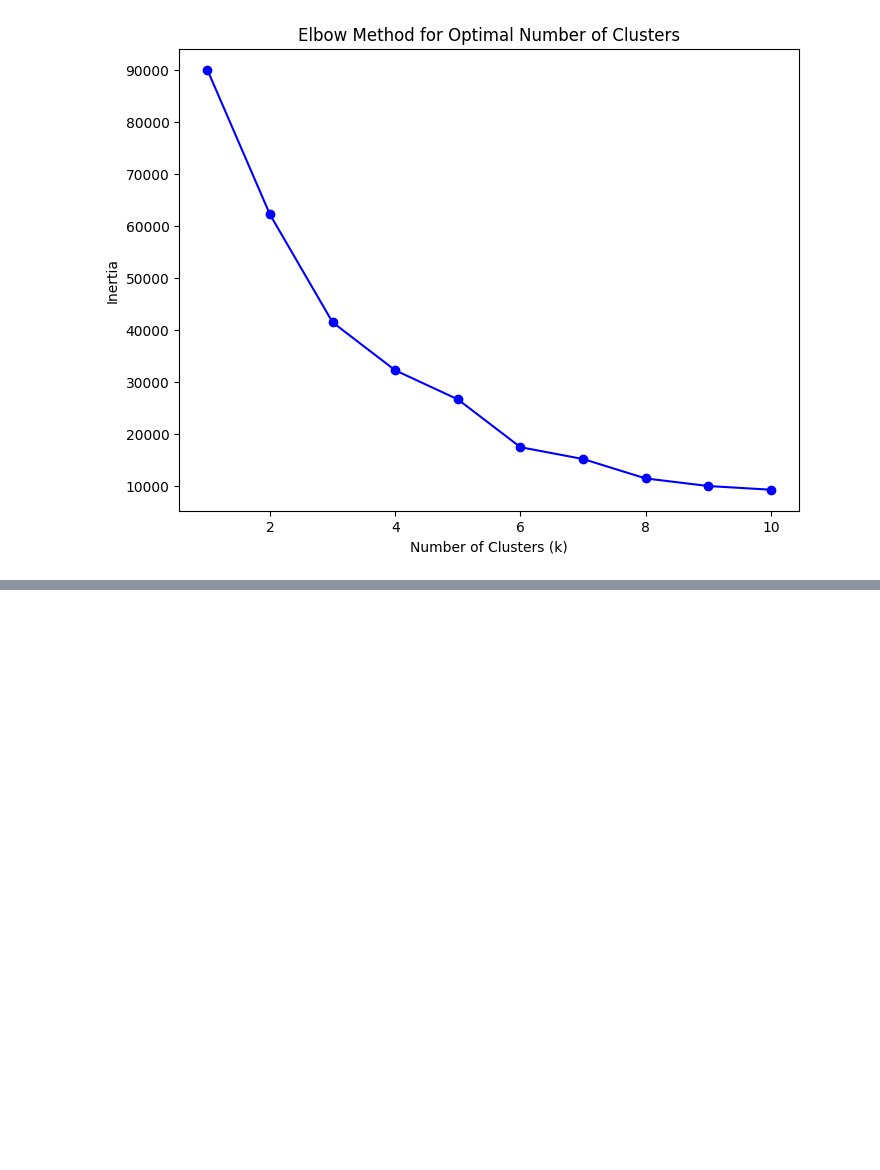
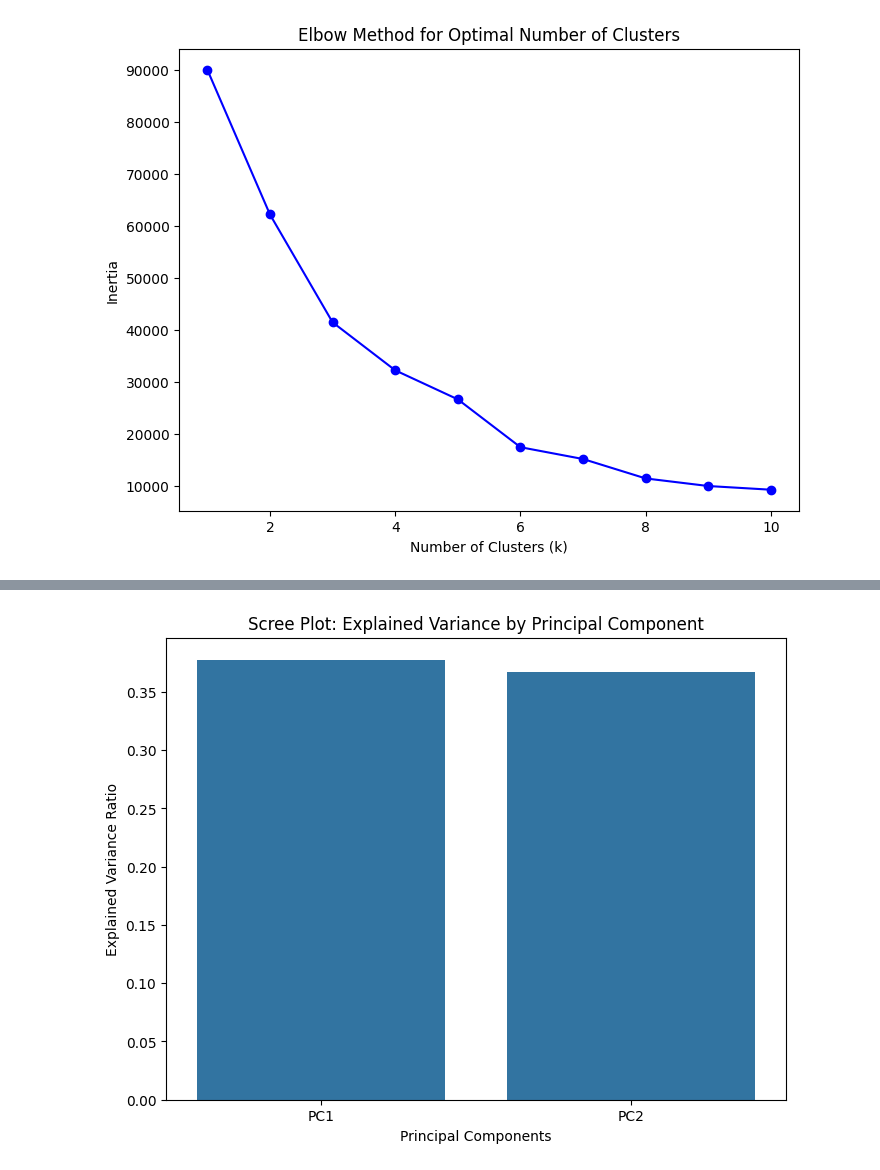
Before and after one commit to venkatrohithk/coursera-test, a Jupyter notebook: 21BDS0184_EDA.ipynb, the cells around one changed output, grey strips where cells are left out. Cells and saved outputs as stored; diff of their text form; code cells hidden in the pictures; blank space fills up the shorter version.

```diff
--- a/21BDS0184_EDA.ipynb
+++ b/21BDS0184_EDA.ipynb
@@ -553,0 +585,11 @@ plt.show()
+# %%
+# Scree Plot: Visualize the explained variance for each component
+plt.figure(figsize=(8, 6))
+sns.barplot(x=[f'PC{i+1}' for i in range(len(pca.explained_variance_ratio_))],
+            y=pca.explained_variance_ratio_)
+plt.title("Scree Plot: Explained Variance by Principal Component")
+plt.xlabel("Principal Components")
+plt.ylabel("Explained Variance Ratio")
+plt.show()
+# %% [output]
+[figure, added]
```
Also changed, not shown: parts of 10 cells of this notebook.
